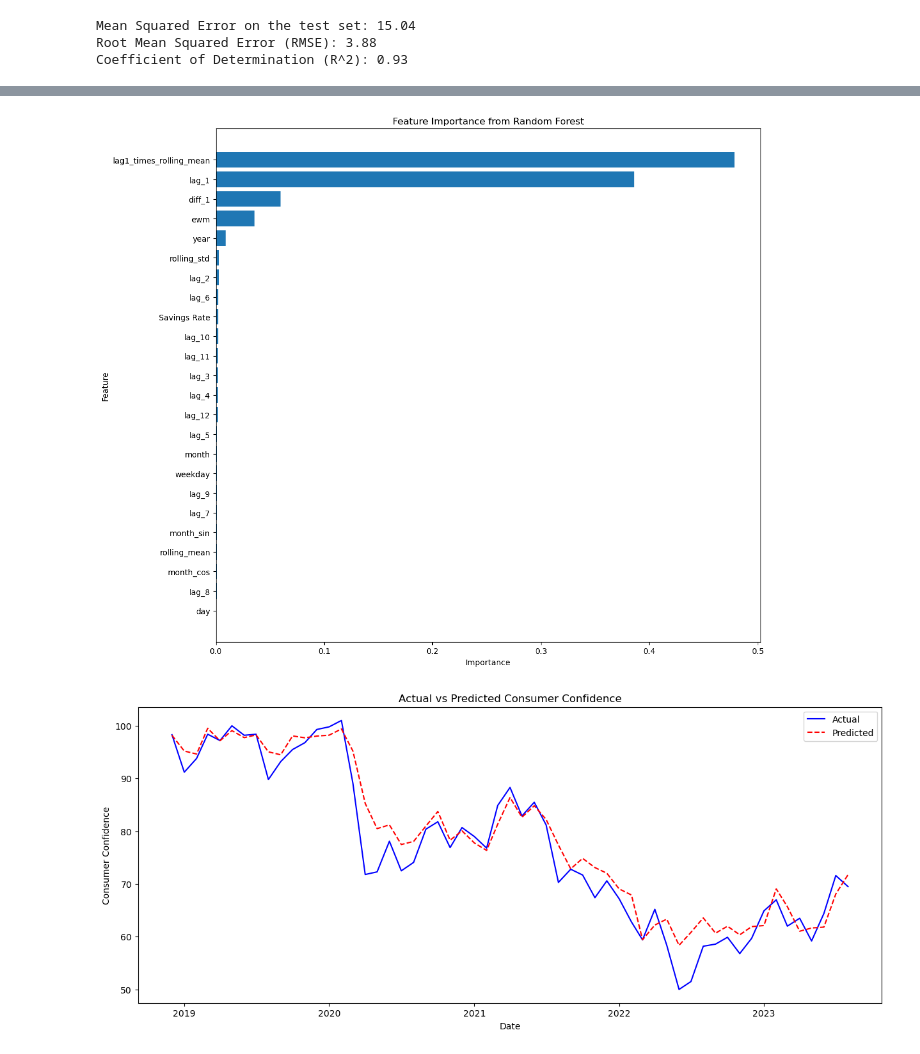
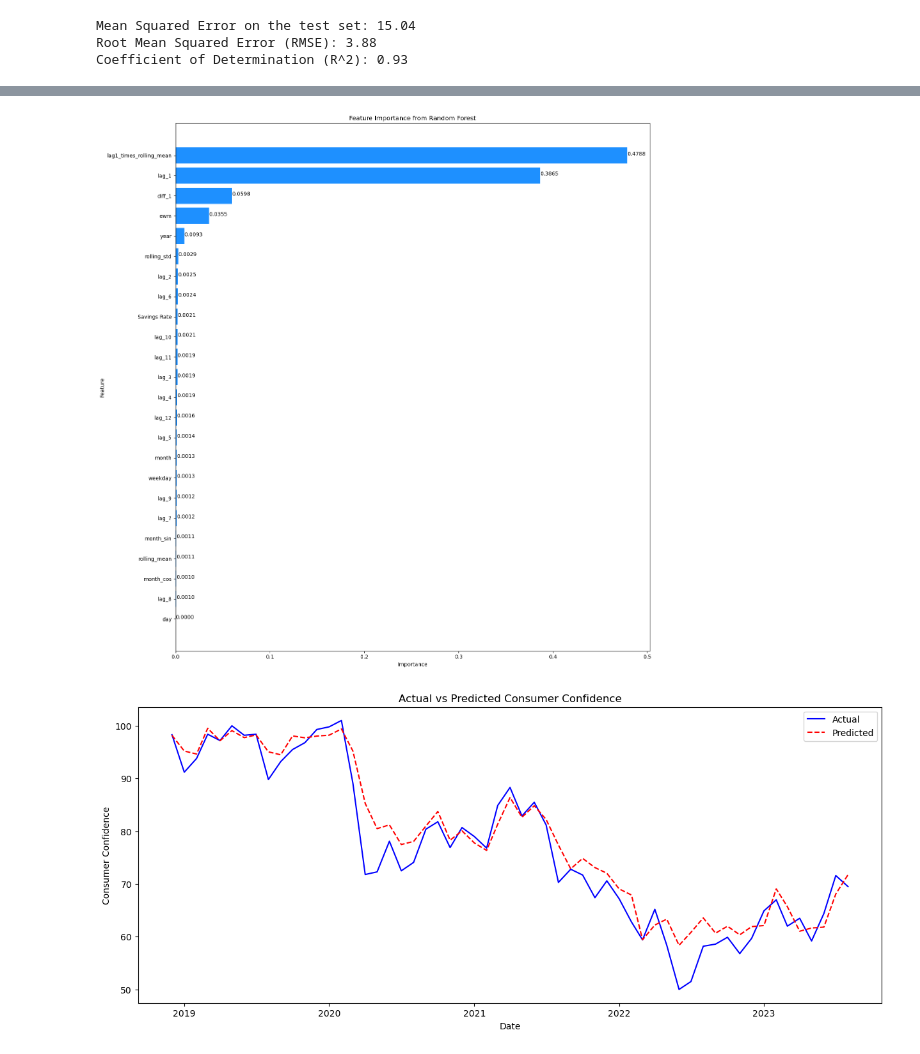
Before and after one commit to a67ward/Portfolio, a Jupyter notebook: Time Series Model Portfolio-Consumer Confidence.ipynb, the cells around one changed output, grey strips where cells are left out. Cells and saved outputs as stored; diff of their text form; code cells hidden in the pictures.

```diff
--- a/Time Series Model Portfolio-Consumer Confidence.ipynb
+++ b/Time Series Model Portfolio-Consumer Confidence.ipynb
@@ -119,21 +119,30 @@ Feature lag1_times_rolling_mean: 0.4788
 Feature month_sin: 0.0011
 Feature month_cos: 0.0010
 # %%
+import matplotlib.pyplot as plt
+
 # Extract feature importances from the model
 importance = rf_model.feature_importances_
 
+# Prepare data for visualization
 features = X_train.columns
 sorted_idx = importance.argsort()
 
-plt.figure(figsize=(12, 10))
-plt.barh(features[sorted_idx], importance[sorted_idx])
+# Plot feature importance
+plt.figure(figsize=(15, 15))  # Adjust figure size here
+plt.barh(features[sorted_idx], importance[sorted_idx], color='dodgerblue')
+
+# Adding data labels
+for index, value in enumerate(importance[sorted_idx]):
+    plt.text(value, index, f"{value:.4f}")
+
 plt.xlabel('Importance')
 plt.ylabel('Feature')
 plt.title('Feature Importance from Random Forest')
 plt.tight_layout()
 plt.show()
 # %% [output]
-[figure, old version]
+[figure, new version]
 # %%
 # Plot predictions vs actuals
 plt.figure(figsize=(15, 6))
```
